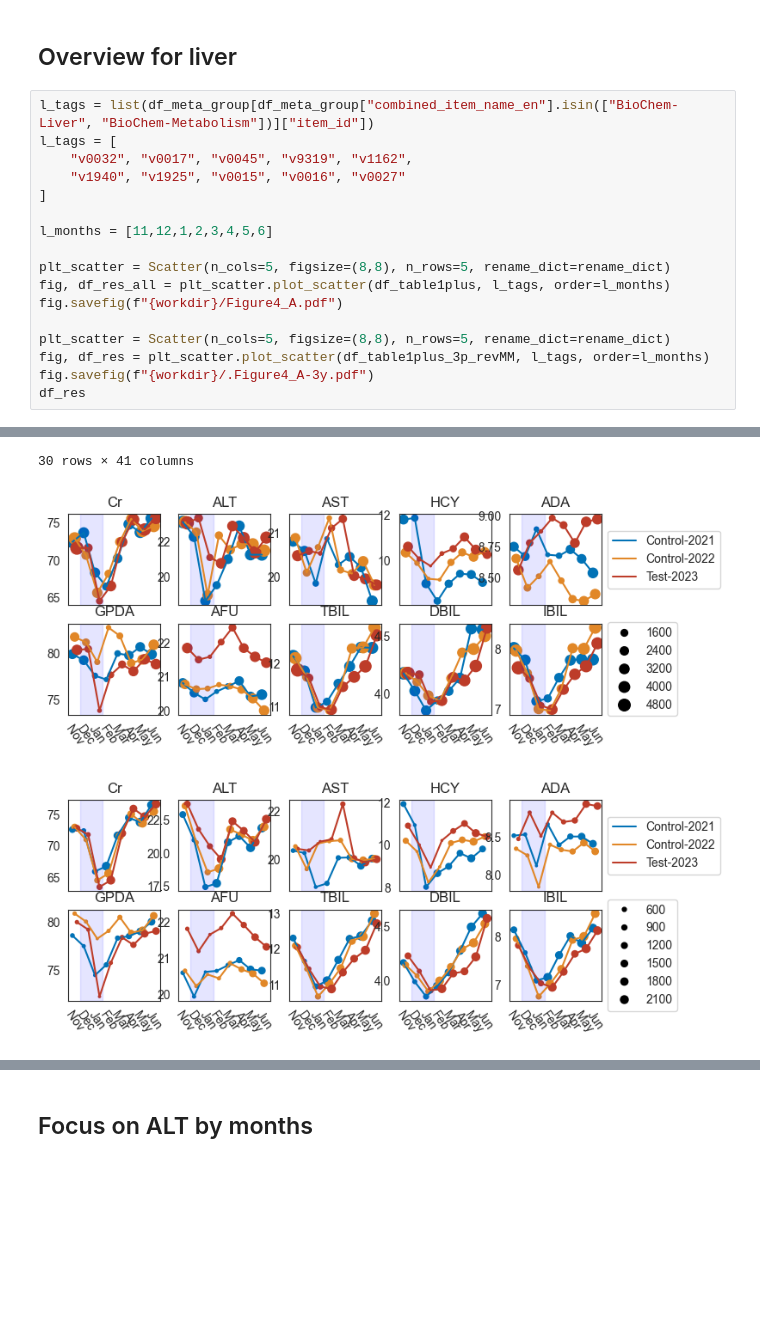
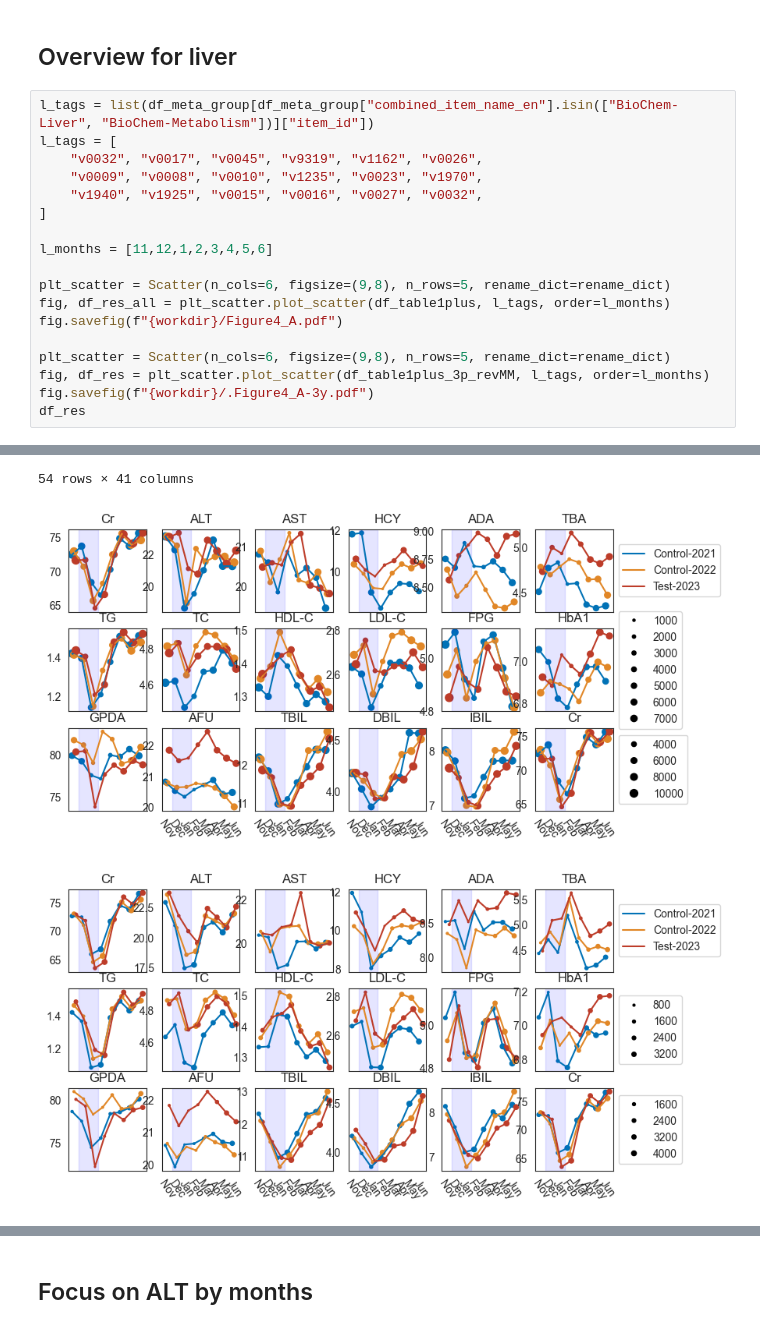
Before and after one commit to huboqiang/healthman, a Jupyter notebook: Figure4_liver.ipynb, the cells around one changed output, grey strips where cells are left out. Cells and saved outputs as stored; diff of their text form; blank space fills up the shorter version.

```diff
--- a/Figure4_liver.ipynb
+++ b/Figure4_liver.ipynb
@@ -26,17 +26,18 @@ workdir = "/cluster/home/bqhu_jh/projects/healthman/analysis/liuzhong/human/clin
 # %%
 l_tags = list(df_meta_group[df_meta_group["combined_item_name_en"].isin(["BioChem-Liver", "BioChem-Metabolism"])]["item_id"])
 l_tags = [
-    "v0032", "v0017", "v0045", "v9319", "v1162",
-    "v1940", "v1925", "v0015", "v0016", "v0027"
+    "v0032", "v0017", "v0045", "v9319", "v1162", "v0026",
+    "v0009", "v0008", "v0010", "v1235", "v0023", "v1970",
+    "v1940", "v1925", "v0015", "v0016", "v0027", "v0032",
 ]
 
 l_months = [11,12,1,2,3,4,5,6]
 
-plt_scatter = Scatter(n_cols=5, figsize=(8,8), n_rows=5, rename_dict=rename_dict)
+plt_scatter = Scatter(n_cols=6, figsize=(9,8), n_rows=5, rename_dict=rename_dict)
 fig, df_res_all = plt_scatter.plot_scatter(df_table1plus, l_tags, order=l_months)
 fig.savefig(f"{workdir}/Figure4_A.pdf")
 
-plt_scatter = Scatter(n_cols=5, figsize=(8,8), n_rows=5, rename_dict=rename_dict)
+plt_scatter = Scatter(n_cols=6, figsize=(9,8), n_rows=5, rename_dict=rename_dict)
 fig, df_res = plt_scatter.plot_scatter(df_table1plus_3p_revMM, l_tags, order=l_months)
 fig.savefig(f"{workdir}/.Figure4_A-3y.pdf")
 df_res
@@ -63,3 +64,3 @@ df_res
-30 rows × 41 columns
+54 rows × 41 columns
-[figure, old version]
+[figure, new version]
-[figure, old version]
+[figure, new version]
```
Also changed, not shown: parts of 5 cells of this notebook, 7 other files.
